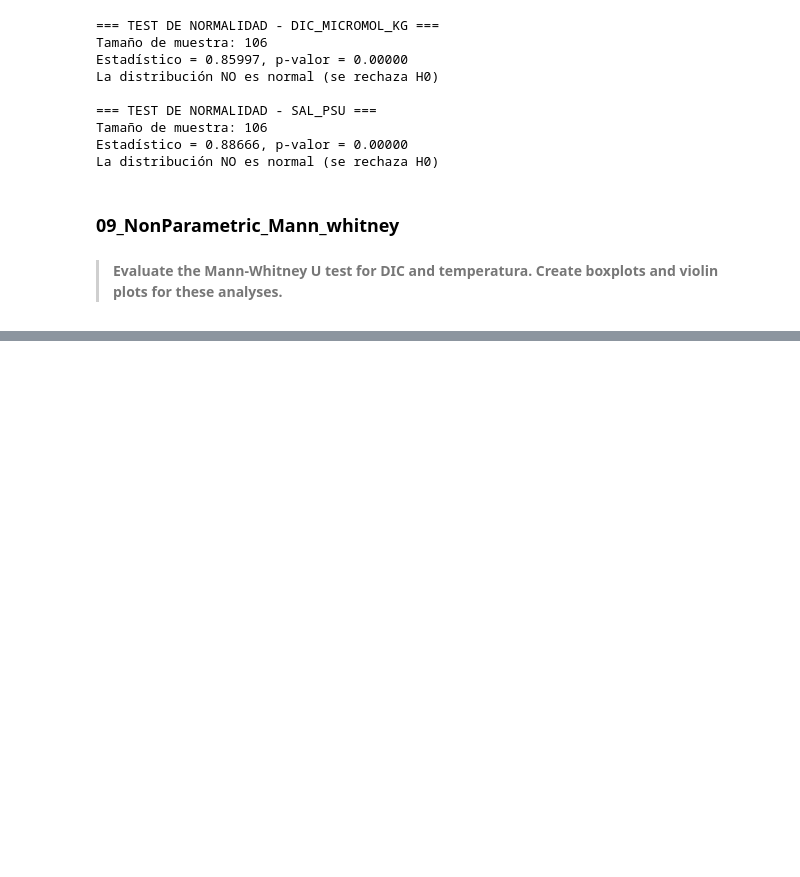
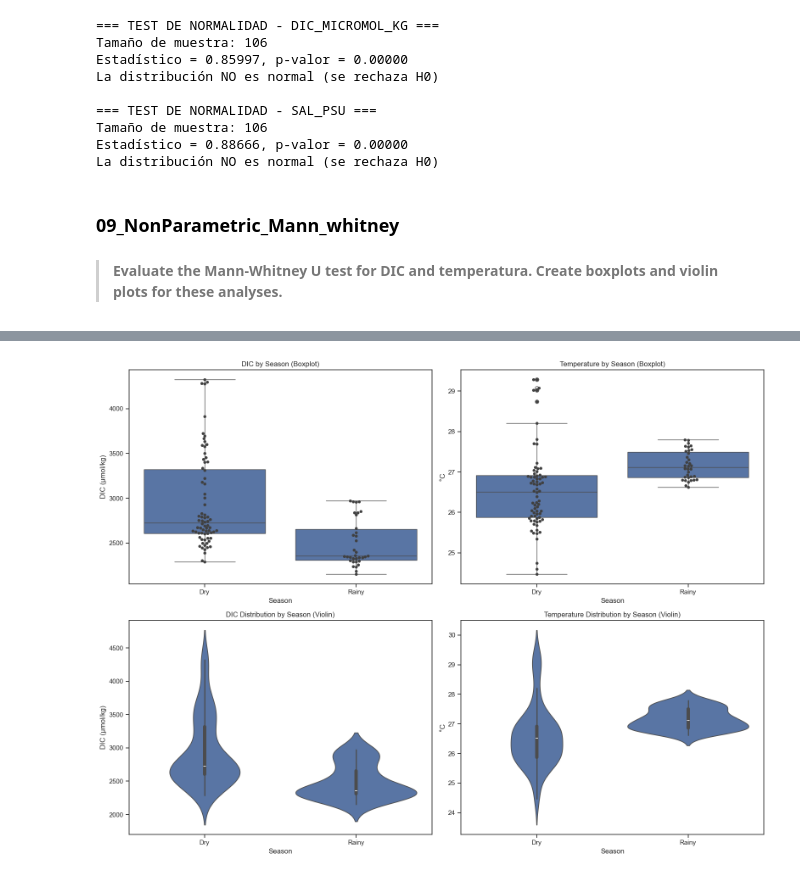
Before and after one commit to omarpiedras/ICMyL-CursoPy, a Jupyter notebook: curso_ejercicios/semana02.ipynb, the cells around one changed output, grey strips where cells are left out. Cells and saved outputs as stored; diff of their text form; code cells hidden in the pictures; blank space fills up the shorter version.

```diff
--- a/curso_ejercicios/semana02.ipynb
+++ b/curso_ejercicios/semana02.ipynb
@@ -320,3 +320,6 @@ La distribución NO es normal (se rechaza H0)
 ### **09_NonParametric_Mann_whitney**
 # %% [markdown]
 >**Evaluate the Mann-Whitney U test for DIC and temperatura. Create boxplots and violin plots for these analyses.**
+# %%
+from scipy.stats import mannwhitneyu
+tests09 = pd.read_csv("../folder_datos/Terminos_lagoon_TA_DIC_2023_RawData.csv")
@@ -322,0 +357,29 @@ La distribución NO es normal (se rechaza H0)
+# %%
+fig, axes = plt.subplots(2, 2, figsize=(16, 12))
+# Primer boxplot - DIC
+sns.boxplot(x='season', y='dic_micromol_kg', data=tests09, ax=axes[0, 0])
+sns.swarmplot(x='season', y='dic_micromol_kg', data=tests09, color=".25", ax=axes[0, 0])
+axes[0, 0].set_xlabel('Season')
+axes[0, 0].set_ylabel('DIC (μmol/kg)')
+axes[0, 0].set_title('DIC by Season (Boxplot)')
+# Segundo boxplot - Temperatura
+sns.boxplot(x='season', y='temp_c', data=tests09, ax=axes[0, 1])
+sns.swarmplot(x='season', y='temp_c', data=tests09, color=".25", ax=axes[0, 1])
+axes[0, 1].set_xlabel('Season')
+axes[0, 1].set_ylabel('°C')
+axes[0, 1].set_title('Temperature by Season (Boxplot)')
+# Violin - DIC
+sns.violinplot(x='season', y='dic_micromol_kg', data=tests09, ax=axes[1, 0])
+axes[1, 0].set_xlabel('Season')
+axes[1, 0].set_ylabel('DIC (μmol/kg)')
+axes[1, 0].set_title('DIC Distribution by Season (Violin)')
+# Violin - Temperatura
+sns.violinplot(x='season', y='temp_c', data=tests09, ax=axes[1, 1])
+axes[1, 1].set_xlabel('Season')
+axes[1, 1].set_ylabel('°C')
+axes[1, 1].set_title('Temperature Distribution by Season (Violin)')
+# Ajustar layout y mostrar
+plt.tight_layout()
+plt.show()
+# %% [output]
+[figure, added]
```
Also changed, not shown: parts of 3 cells of this notebook, 1 other file.
